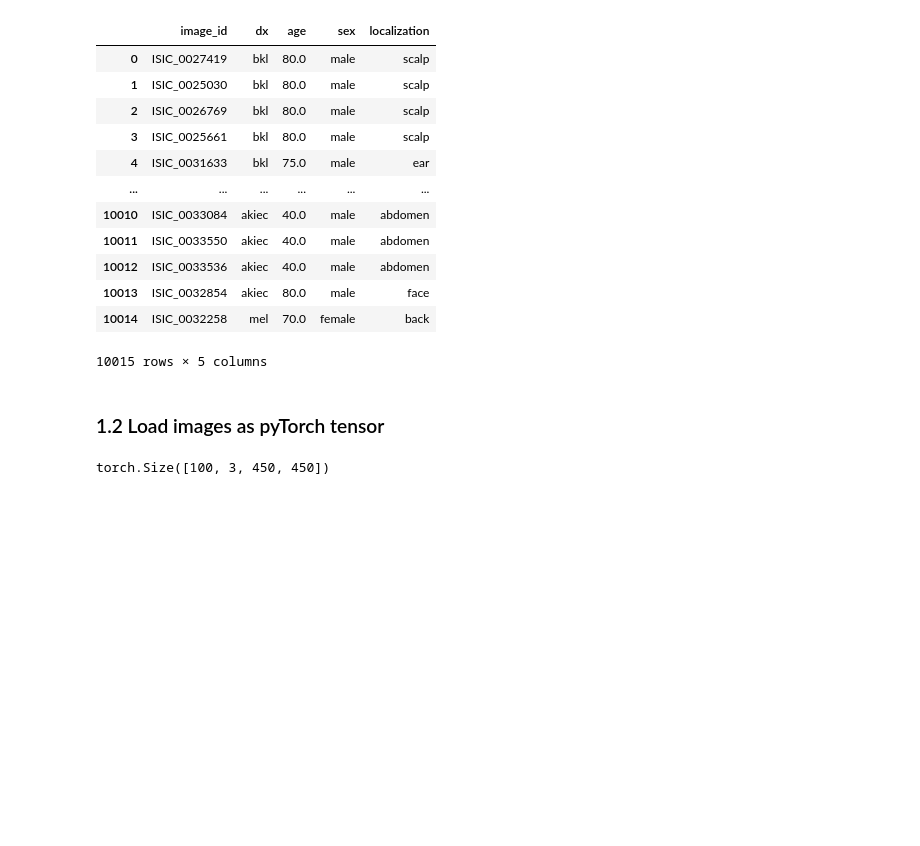
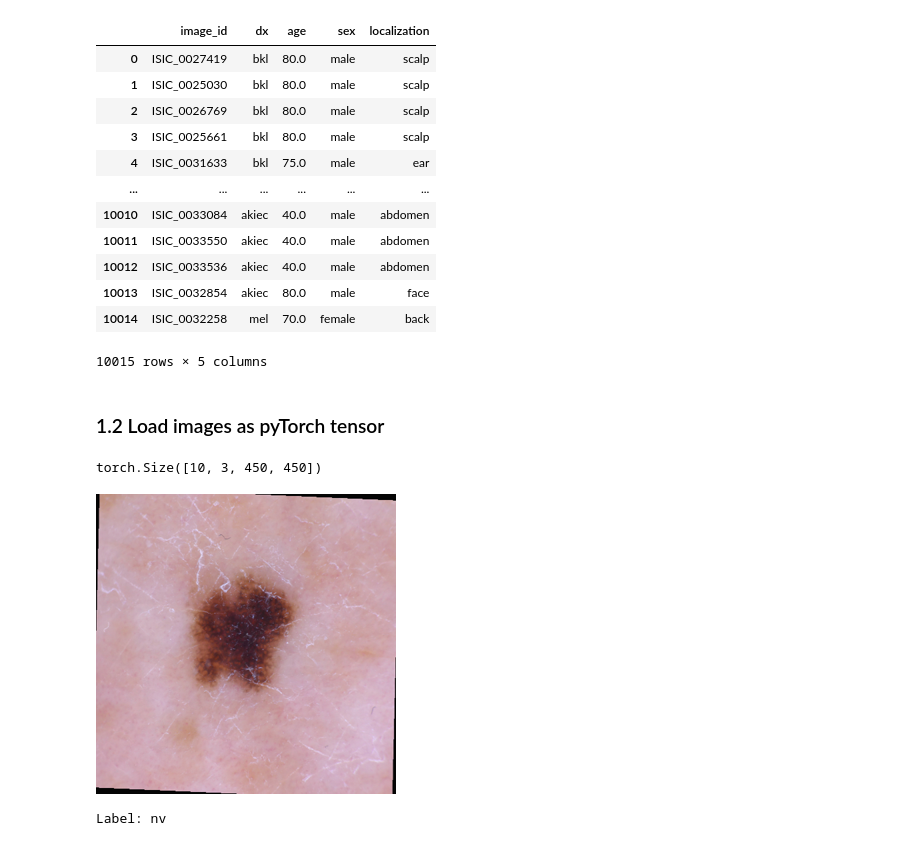
Before and after one commit to luislascano01/SkinLesionClassifier, a Jupyter notebook: Skin_Lesion_Model_Design_Pipeline.ipynb, the cells around one changed output. Cells and saved outputs as stored; diff of their text form; code cells hidden in the pictures; blank space fills up the shorter version.

Commit message:
Added extra placeholder files and printing images

```diff
--- a/Skin_Lesion_Model_Design_Pipeline.ipynb
+++ b/Skin_Lesion_Model_Design_Pipeline.ipynb
@@ -41,13 +41,19 @@ loader = DataLoader("skin_conditions_dataset/HAM10000_images_part_1", metadata,
 # %%
 from torchvision.transforms import ToPILImage
 
-loader.load_images(0.01)
+loader.load_images(0.001)
 X_images = loader.get_X()
+
+# Check if images are being loaded correctly
 print(X_images.shape)
 to_pil = ToPILImage()
 image = to_pil(X_images[0])
 
 # Now you can display or save the image
-image.show()
+display(image.resize((300, 300)))
+label_image = loader.get_y()[0].item()
+print("Label: "+ loader.get_encoder().inverse_transform([label_image])[0])
 # %% [output]
-torch.Size([100, 3, 450, 450])
+torch.Size([10, 3, 450, 450])
+[figure, added]
+Label: nv
```
Also changed, not shown: 7 other files.
